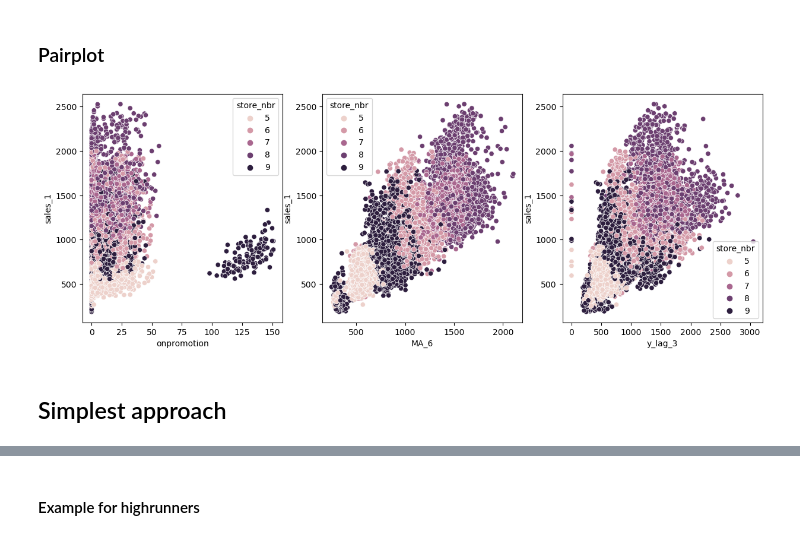
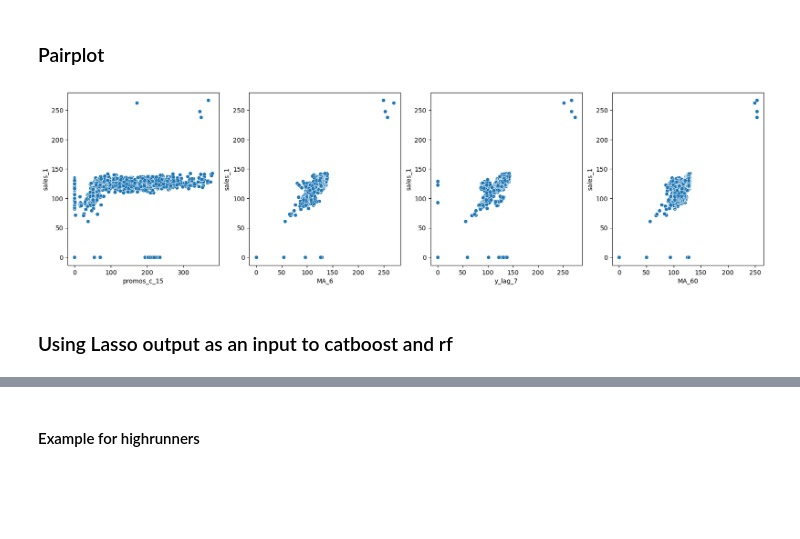
Before and after one commit to ximfac/store_sales, a Jupyter notebook: modeling.ipynb, the cells around one changed output, grey strips where cells are left out. Saved outputs shown, nothing was run; the diff lists cells and outputs as text; code cells hidden in the pictures; blank space fills up the shorter version.

```diff
--- a/modeling.ipynb
+++ b/modeling.ipynb
@@ -115,0 +136,4 @@ x_cols = [x for x in data.columns if x not in y_cols]
+# %%
+#reduce memory for float cols
+float_cols = [col for col in data.select_dtypes(["float64"])]
+data.loc[:, float_cols] = data.loc[:, float_cols].astype('float32')
@@ -192,16 +287,19 @@ features_1 = ['onpromotion', 'MA_6', 'y_lag_3']
+# %%
+features_1 = ['promos_c_15', 'MA_6', 'y_lag_7', 'MA_60']
+# %%
+df_ = data.groupby(['date', 'store_nbr'])['promos_c_15', 'MA_6', 'y_lag_7', 'MA_60', 'sales_1'].sum().reset_index()
+# %%
+df_ = df_.loc[df_.store_nbr == 2].set_index('date')
 # %%
 rows = int(len(features_1)//4+1*(len(features_1)%4 != 0))
 plt.figure(figsize = (20,rows*5))
 for n, _ in enumerate(features_1):
     ax = plt.subplot(rows, 4, n+1)
-    sns.scatterplot(data = data.loc[(data.family == 'DAIRY') &\
-                                       (data.store_nbr.isin(range(5,10)))], x = _, y = 'sales_1', ax = ax, hue = 'store_nbr')
+    sns.scatterplot(data = df_, x = _, y = 'sales_1', ax = ax)
     # try:
     #     # sns.kdeplot(data = train_data, x = _, ax = ax, shade = True)
     # except:
     #     continue
 plt.show()
 # %% [output]
-[figure, old version]
+[figure, new version]
-# %% [markdown]
-## Simplest approach
@@ -225,0 +306,2 @@ mask_final = final.sku.isin(sku_1)
+# %% [markdown]
+### Using Lasso output as an input to catboost and rf
```
Also changed, not shown: parts of 162 cells of this notebook, 2 other files.
